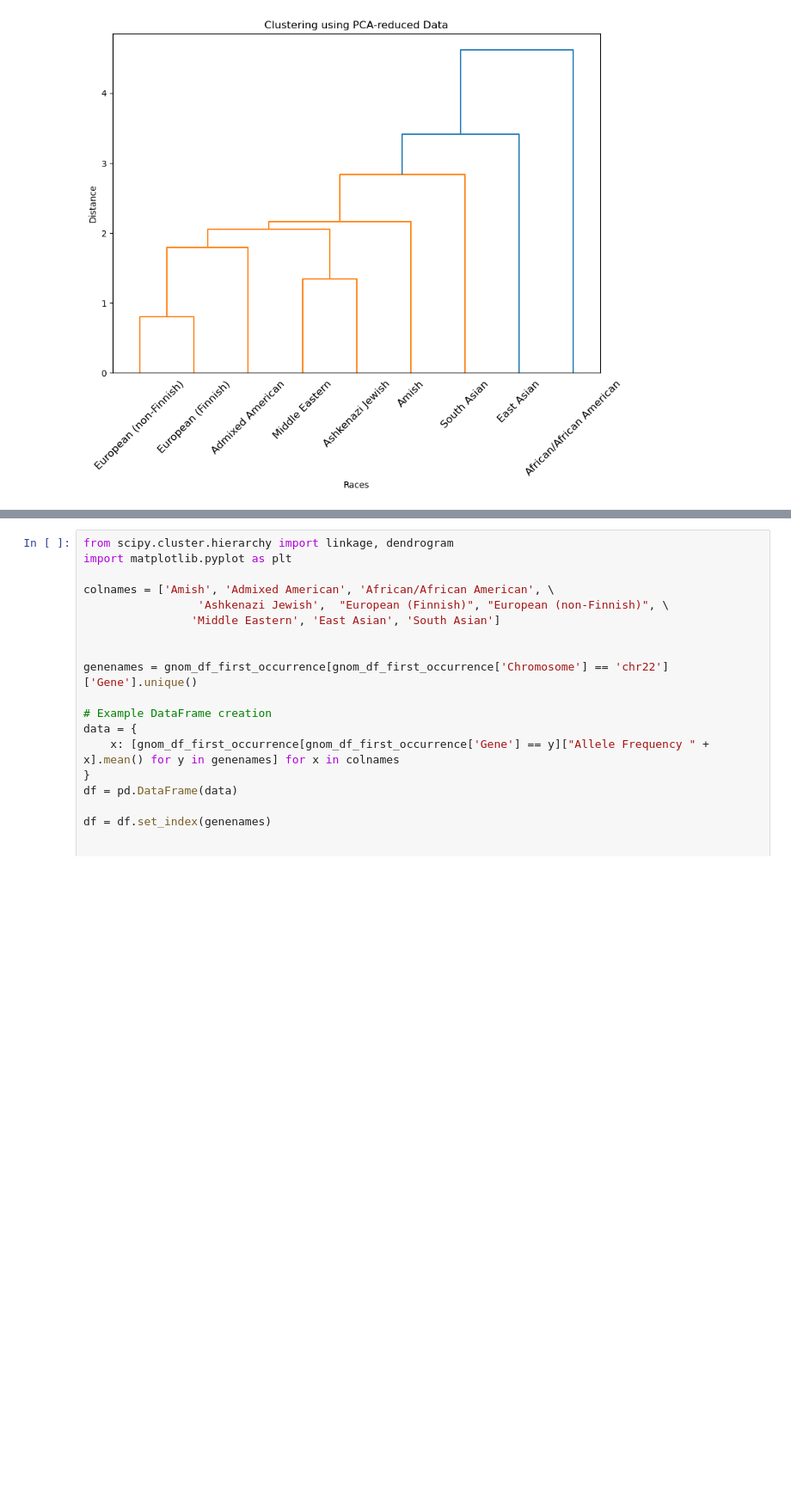
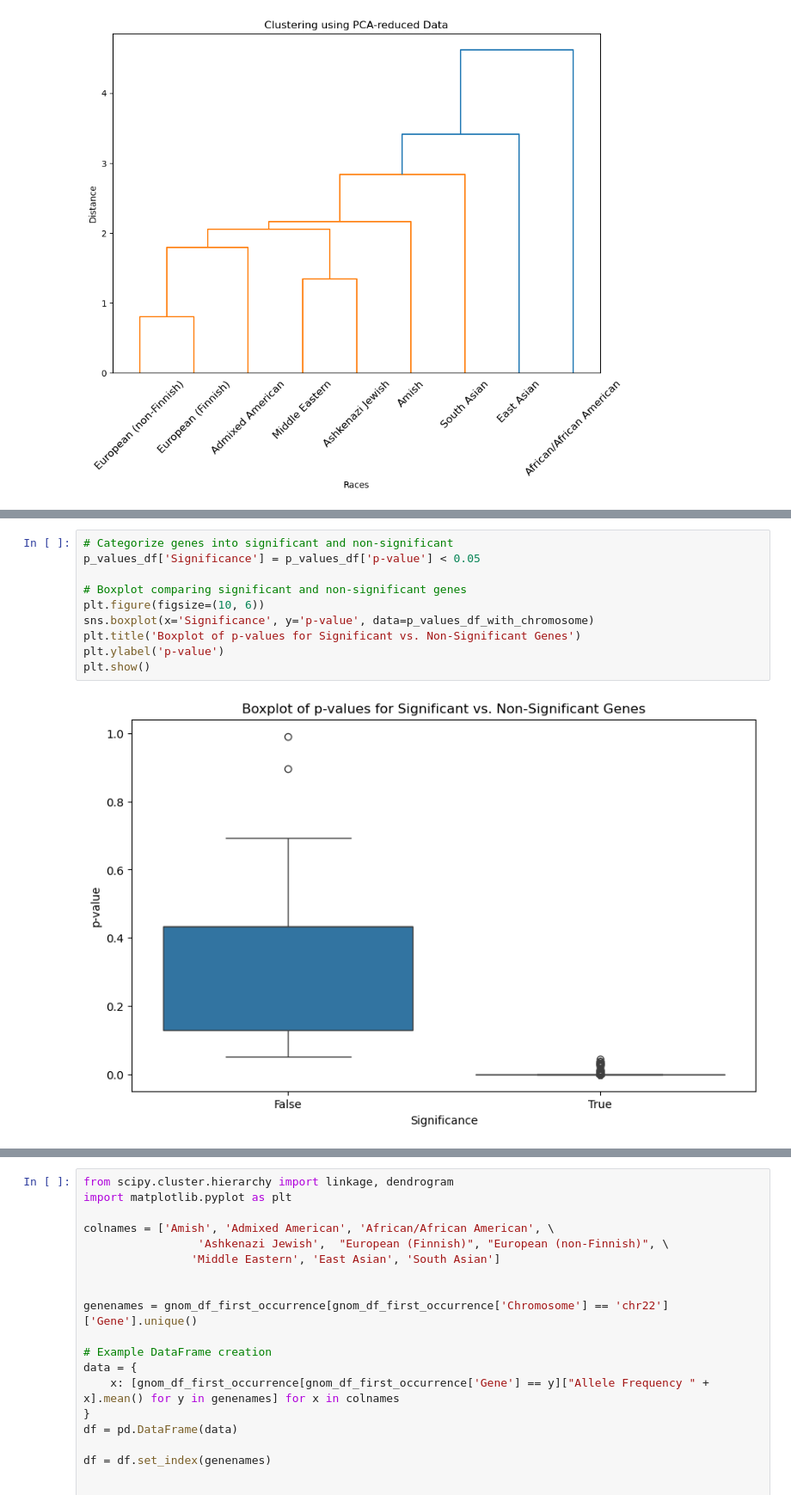
Before and after one commit to yuxinsun-wpi/gnomRegulatory, a Jupyter notebook: gnomad+gtex-splicing_region_variants.ipynb, the cells around one changed output, grey strips where cells are left out. Shown at 86% size. Cells and saved outputs as stored; diff of their text form; blank space fills up the shorter version.

```diff
--- a/gnomad+gtex-splicing_region_variants.ipynb
+++ b/gnomad+gtex-splicing_region_variants.ipynb
@@ -353,0 +460,12 @@ plt.show()
+# %%
+# Categorize genes into significant and non-significant
+p_values_df['Significance'] = p_values_df['p-value'] < 0.05
+
+# Boxplot comparing significant and non-significant genes
+plt.figure(figsize=(10, 6))
+sns.boxplot(x='Significance', y='p-value', data=p_values_df_with_chromosome)
+plt.title('Boxplot of p-values for Significant vs. Non-Significant Genes')
+plt.ylabel('p-value')
+plt.show()
+# %% [output]
+[figure, added]
```
Also changed, not shown: parts of 7 cells of this notebook.
